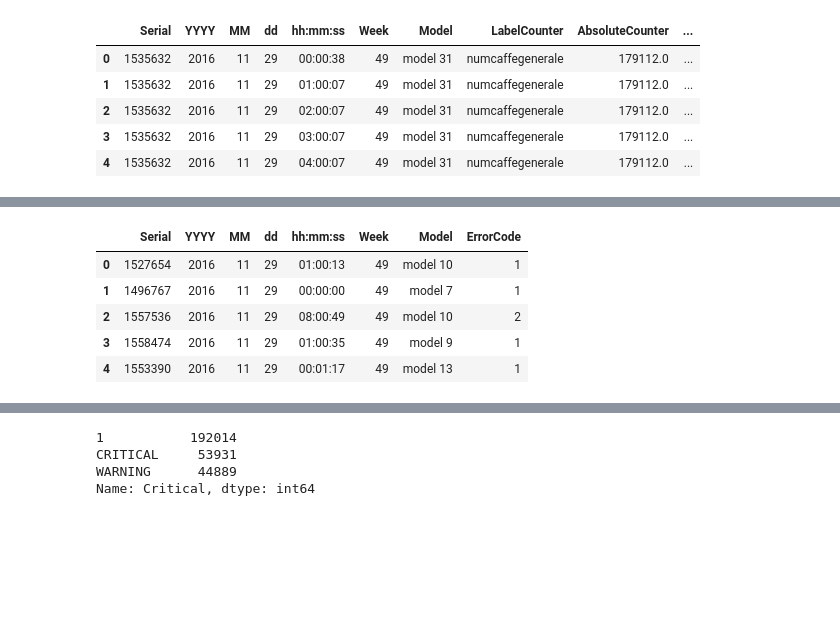
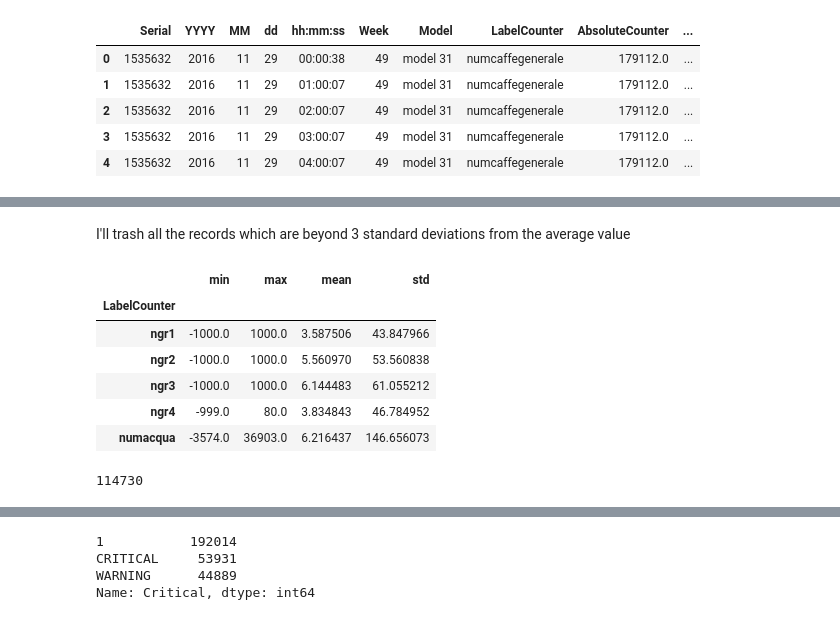
Before and after one commit to mallibus/Flairbit-Coffee-Machines-DataWranglin, a Jupyter notebook: Exploration.ipynb, the cells around one changed output, grey strips where cells are left out. Saved outputs shown, nothing was run; the diff lists cells and outputs as text; code cells hidden in the pictures; blank space fills up the shorter version.

```diff
--- a/Exploration.ipynb
+++ b/Exploration.ipynb
@@ -302,9 +374,16 @@ Check out the memory saving!
+# %% [markdown]
+I'll trash all the records which are beyond 3 standard deviations from the average value
+# %%
+max_sigma = 3
+intervals = df_counters.groupby('LabelCounter')['RelativeCounter'].agg(['min','max','mean','std'])
+filter_max = (intervals['mean']+max_sigma*intervals['mean']).to_dict()
 # %%
-df_cleanings.head()
+intervals.head()
 # %% [output]
-|  | Serial | YYYY | MM | dd | hh:mm:ss | Week | Model | ErrorCode |
-| 0 | 1527654 | 2016 | 11 | 29 | 01:00:13 | 49 | model 10 | 1 |
-| 1 | 1496767 | 2016 | 11 | 29 | 00:00:00 | 49 | model 7 | 1 |
-| 2 | 1557536 | 2016 | 11 | 29 | 08:00:49 | 49 | model 10 | 2 |
-| 3 | 1558474 | 2016 | 11 | 29 | 01:00:35 | 49 | model 9 | 1 |
-| 4 | 1553390 | 2016 | 11 | 29 | 00:01:17 | 49 | model 13 | 1 |
+|  | min | max | mean | std |
+| LabelCounter |  |  |  |  |
+| ngr1 | -1000.0 | 1000.0 | 3.587506 | 43.847966 |
+| ngr2 | -1000.0 | 1000.0 | 5.560970 | 53.560838 |
+| ngr3 | -1000.0 | 1000.0 | 6.144483 | 61.055212 |
+| ngr4 | -999.0 | 80.0 | 3.834843 | 46.784952 |
+| numacqua | -3574.0 | 36903.0 | 6.216437 | 146.656073 |
@@ -310,0 +392,4 @@ df_cleanings.head()
+# %%
+(df_counters['RelativeCounter']>df_counters['check_max']).sum()
+# %% [output]
+114730
```
Also changed, not shown: parts of 154 cells of this notebook, 22 other files.
